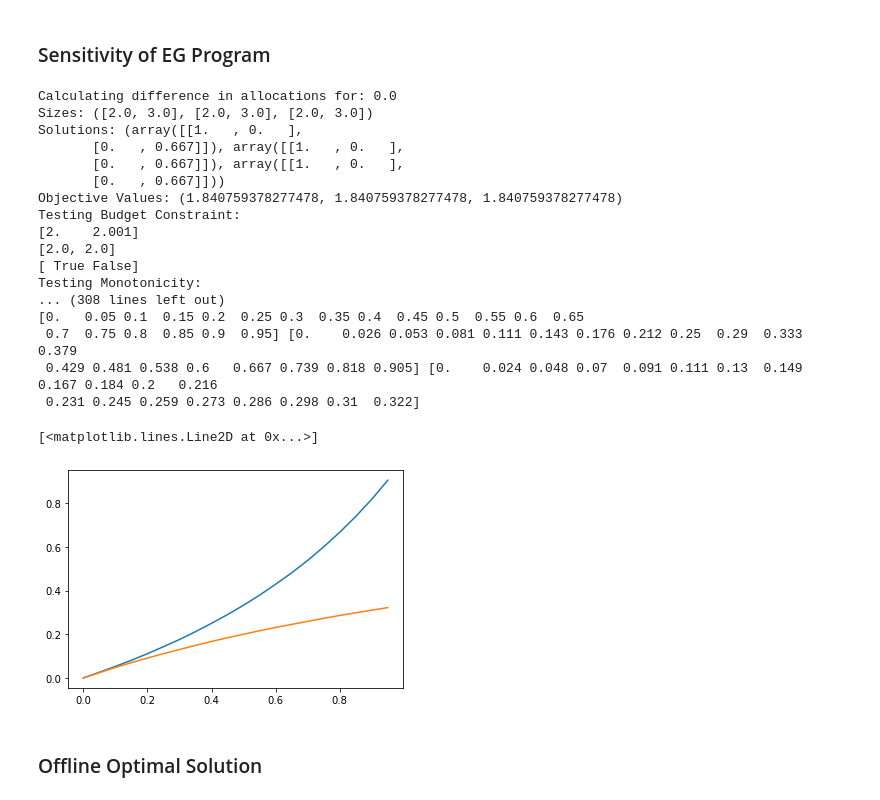
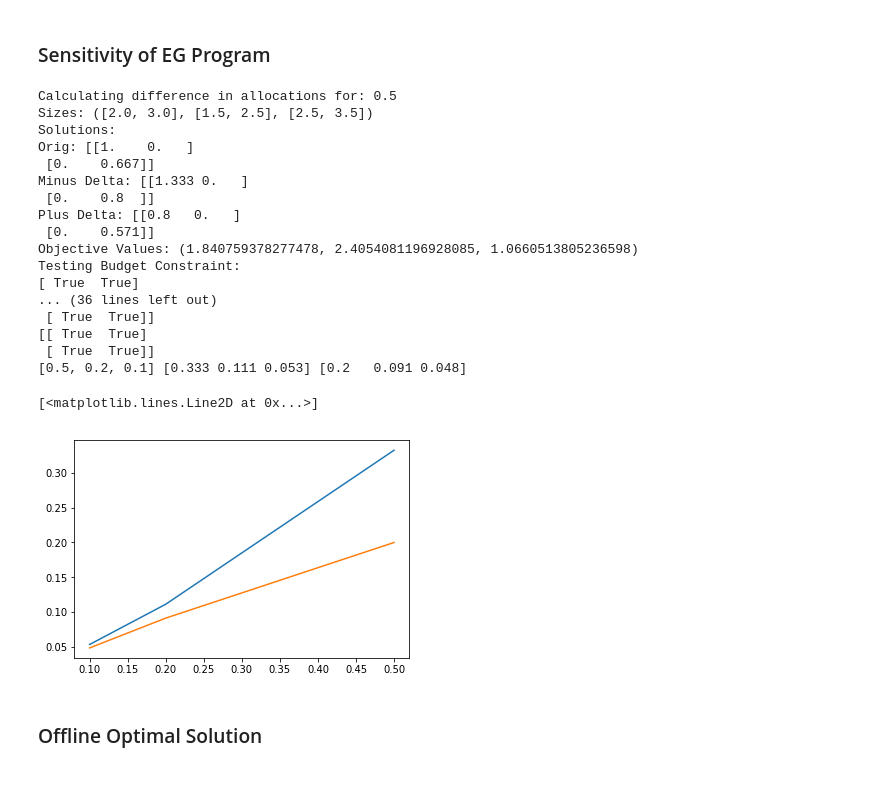
Before and after one commit to seanrsinclair/Online-Resource-Allocation, a Jupyter notebook: single type/adaptive_threshold_multiple_types.ipynb, the cells around one changed output. Cells and saved outputs as stored; diff of their text form; code cells hidden in the pictures.

```diff
--- a/single type/adaptive_threshold_multiple_types.ipynb
+++ b/single type/adaptive_threshold_multiple_types.ipynb
@@ -72,7 +71,7 @@ prob, solver = generate_cvxpy_solve(5,3)
 # %%
 eps = 0.05
 
-delta_list = np.arange(0, 1, eps)
+delta_list = [.5, .2, .1]
 y1 = np.zeros(len(delta_list))
 y2 = np.zeros(len(delta_list))
 
@@ -88,54 +87,55 @@ for delta in delta_list:
     sizes_2 = [2-delta, 3-delta]
     sizes_3 = [2+delta, 3+delta]
 
     print('Sizes: ' + str((sizes_1, sizes_2, sizes_3)))
 
     v1, x_1 = solver(sizes_1, true_weights, true_budget)
     v2, x_2 = solver(sizes_2, true_weights, true_budget)
     v3, x_3 = solver(sizes_3, true_weights, true_budget)
 
     x_1 = np.around(x_1, 3)
     x_2 = np.around(x_2, 3)
     x_3 = np.around(x_3, 3)
 
-    print('Solutions: ' + str((x_1, x_2, x_3)))
+    print('Solutions: ')
+    print('Orig: ' + str(x_1))
+    print('Minus Delta: ' + str(x_2))
+    print('Plus Delta: ' + str(x_3))
     print('Objective Values: ' + str((v1, v2, v3)))
 
     print('Testing Budget Constraint: ')
-    print(sizes_1 @ x_1)
-    print(true_budget)
-    print(np.around(sizes_1 @ x_1,3) <= np.around(true_budget,3))
+    print(np.around(sizes_1 @ x_1,1) <= np.around(true_budget,1))
 
     print('Testing Monotonicity:')
     print(x_1 <= x_2)
     print(x_1 >= x_3)
     y1[index] = np.max(np.abs(x_1 - x_2))
     y2[index] = np.max(np.abs(x_1 - x_3))
     index += 1
 
 print(delta_list, y1, y2)
 plt.plot(delta_list, y1)
 plt.plot(delta_list, y2)
 # %% [output]
-Calculating difference in allocations for: 0.0
-Sizes: ([2.0, 3.0], [2.0, 3.0], [2.0, 3.0])
-Solutions: (array([[1.   , 0.   ],
-       [0.   , 0.667]]), array([[1.   , 0.   ],
-       [0.   , 0.667]]), array([[1.   , 0.   ],
-       [0.   , 0.667]]))
-Objective Values: (1.840759378277478, 1.840759378277478, 1.840759378277478)
+Calculating difference in allocations for: 0.5
+Sizes: ([2.0, 3.0], [1.5, 2.5], [2.5, 3.5])
+Solutions:
+Orig: [[1.    0.   ]
+ [0.    0.667]]
+Minus Delta: [[1.333 0.   ]
+ [0.    0.8  ]]
+Plus Delta: [[0.8   0.   ]
+ [0.    0.571]]
+Objective Values: (1.840759378277478, 2.4054081196928085, 1.0660513805236598)
 Testing Budget Constraint:
-[2.    2.001]
-[2.0, 2.0]
-[ True False]
-Testing Monotonicity:
-... (308 lines left out)
-[0.   0.05 0.1  0.15 0.2  0.25 0.3  0.35 0.4  0.45 0.5  0.55 0.6  0.65
- 0.7  0.75 0.8  0.85 0.9  0.95] [0.    0.026 0.053 0.081 0.111 0.143 0.176 0.212 0.25  0.29  0.333 0.379
- 0.429 0.481 0.538 0.6   0.667 0.739 0.818 0.905] [0.    0.024 0.048 0.07  0.091 0.111 0.13  0.149 0.167 0.184 0.2   0.216
- 0.231 0.245 0.259 0.273 0.286 0.298 0.31  0.322]
+[ True  True]
+... (36 lines left out)
+ [ True  True]]
+[[ True  True]
+ [ True  True]]
+[0.5, 0.2, 0.1] [0.333 0.111 0.053] [0.2   0.091 0.048]
 [<matplotlib.lines.Line2D at 0x...>]
-[figure, old version]
+[figure, new version]
 # %% [markdown]
 ### Offline Optimal Solution
 # %%
```
Also changed, not shown: parts of 5 cells of this notebook, 1 other file.
